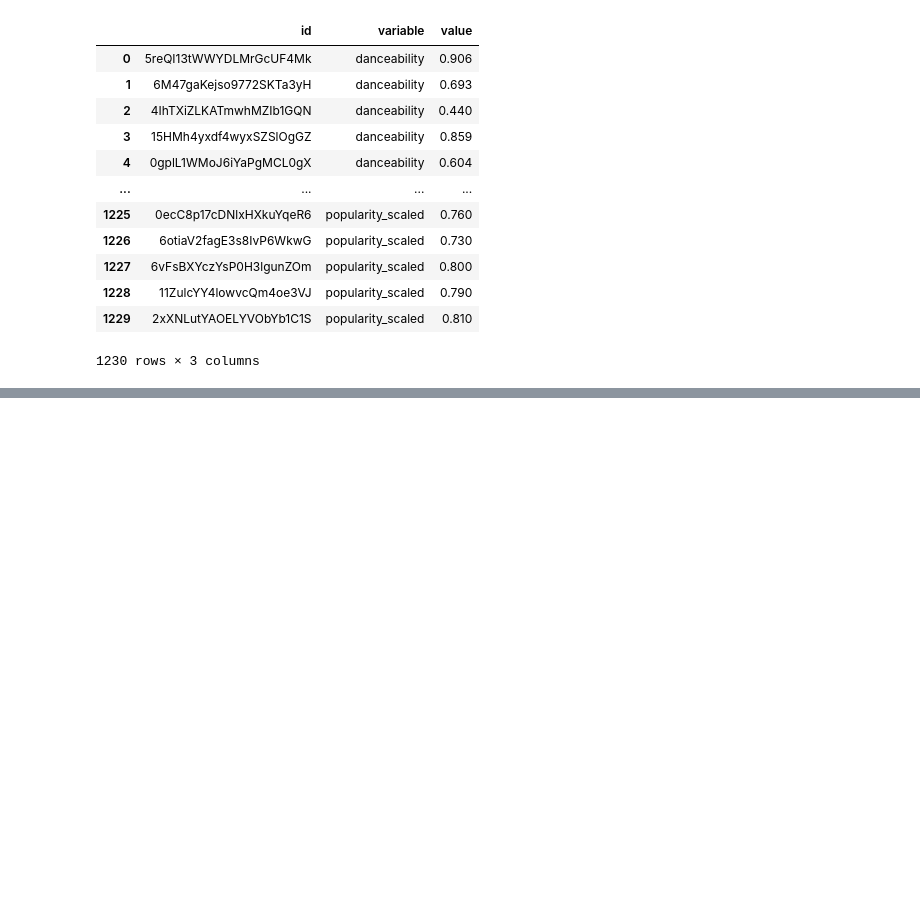
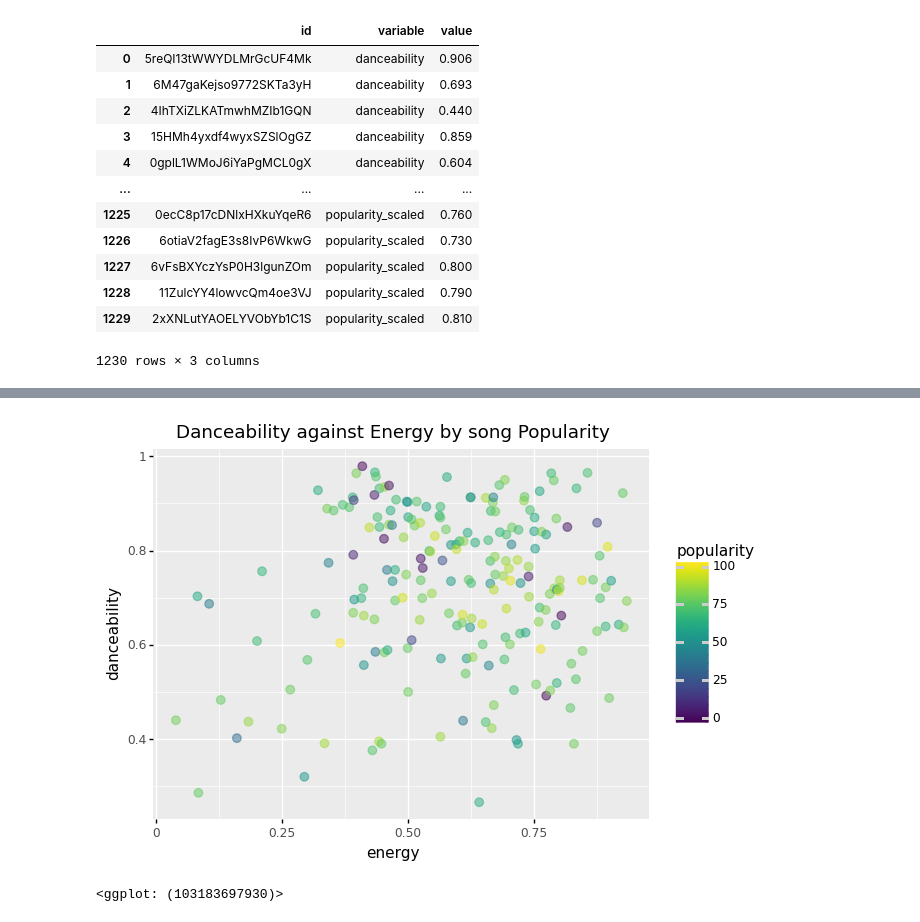
Before and after one commit to s-helal/tiktokify, a Jupyter notebook: graphs.ipynb, the cells around one changed output, grey strips where cells are left out. Drawn from its saved outputs; the diff is of its cells as text; code cells hidden in the pictures; blank space fills up the shorter version.

```diff
--- a/graphs.ipynb
+++ b/graphs.ipynb
@@ -149,3 +149,17 @@ plot1
+# %%
+# Plot 2: Danceability against Popularity by song Energy
+'''
+Plot danceability against popularity by color energy,
+we can see that high energy tracks are both danceable and more popular.
+Generally high popularity of songs indicates high value of danceability on Tiktok
+'''
+plot1 = p9.ggplot(data, p9.aes(x='energy', y = "danceability", color = "popularity") )
+plot1 += p9.geom_count(alpha = 0.5, size = 3)
+plot1 += p9.ggtitle('Danceability against Energy by song Popularity')
+plot1
+# %% [output]
+[figure, added]
+<ggplot: (103183697930)>
 # %%
 # Plot 3: Time signature against Popularity by song Energy
 '''
```
Also changed, not shown: parts of 11 cells of this notebook, 5 other files.
